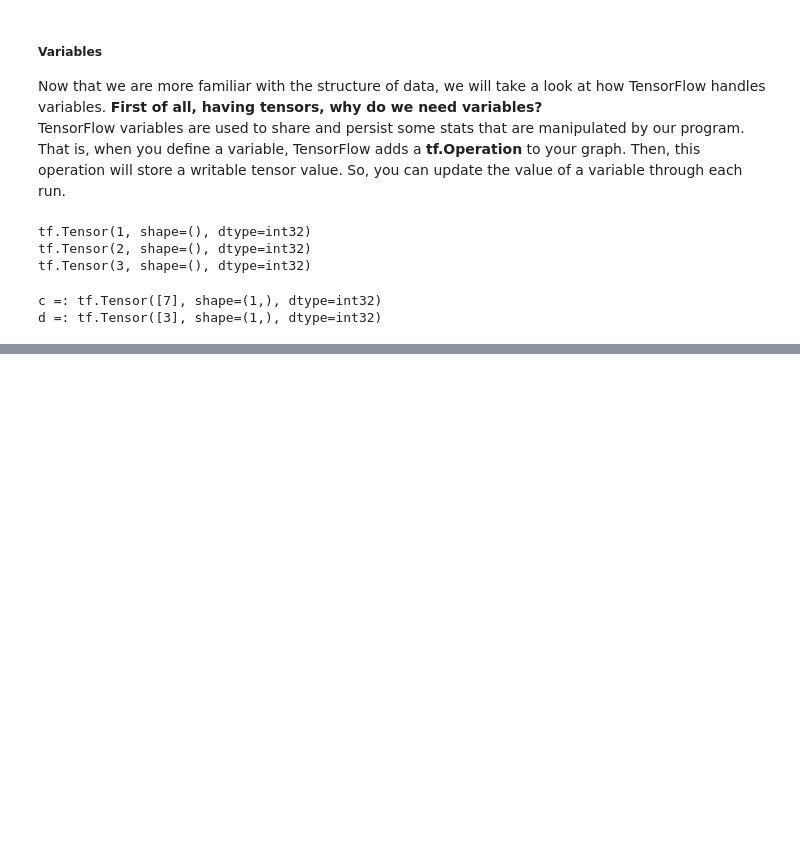
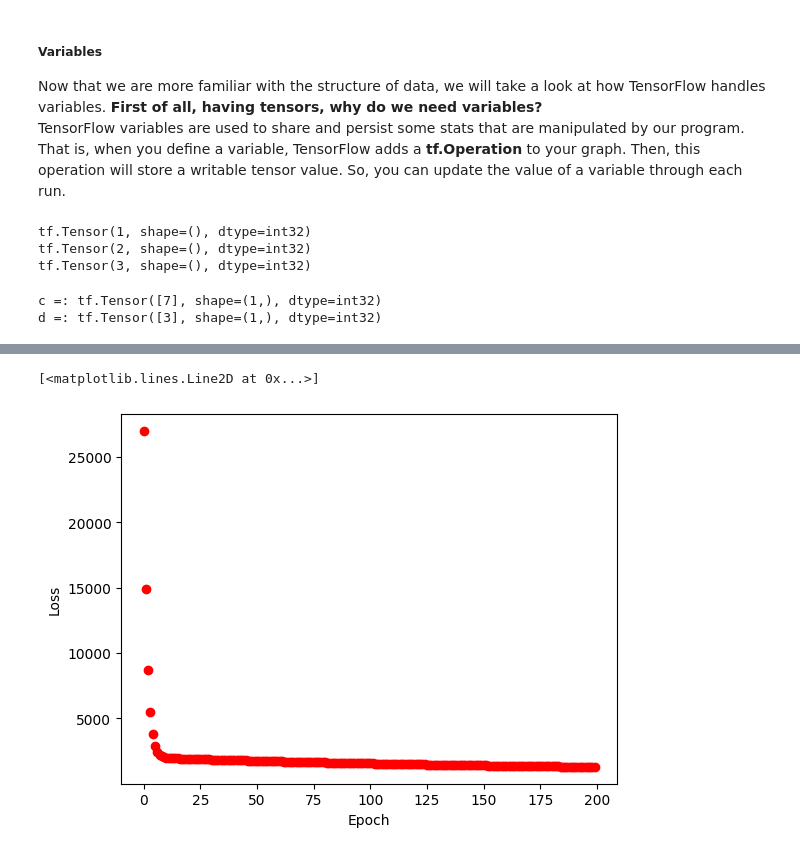
Before and after one commit to bunshee/IBM-AI-Engineering-Professional-Certificate, a Jupyter notebook: DL_Tensoorflow.ipynb, the cells around one changed output, grey strips where cells are left out. Saved outputs shown, nothing was run; the diff lists cells and outputs as text; code cells hidden in the pictures; blank space fills up the shorter version.

```diff
--- a/DL_Tensoorflow.ipynb
+++ b/DL_Tensoorflow.ipynb
@@ -146,0 +241,48 @@ d =: tf.Tensor([3], shape=(1,), dtype=int32)
+# %%
+# Now, we are going to define a loss function for our regression, so we can train our model to better fit our data. In a linear regression,
+# we minimize the squared error of the difference between the predicted values(obtained from the equation) and the target values (the data that we have).
+# In other words we want to minimize the square of the predicted values minus the target value. So we define the equation to be minimized as loss.
+
+# To find value of our loss, we use tf.reduce_mean(). This function finds the mean of a multidimensional tensor, and the result can have a different dimension.
+
+def loss_object(y,train_y) :
+    return tf.reduce_mean(tf.square(y - train_y))
+    # Below is a predefined method offered by TensorFlow to calculate loss function
+    #loss_object = tf.keras.losses.MeanSquaredLogarithmicError()
+# %%
+# Now we are ready to start training and run the graph. We use GradientTape to calculate gradients:
+
+learning_rate = 0.01
+train_data = []
+loss_values =[]
+a_values = []
+b_values = []
+# steps of looping through all your data to update the parameters
+training_epochs = 200
+
+# train model
+for epoch in range(training_epochs):
+    with tf.GradientTape() as tape:
+        y_predicted = h(train_x)
+        loss_value = loss_object(train_y,y_predicted)
+        loss_values.append(loss_value)
+
+        # get gradients
+        gradients = tape.gradient(loss_value, [b,a])
+
+        # compute and adjust weights
+        a_values.append(a.numpy())
+        b_values.append(b.numpy())
+        b.assign_sub(gradients[0]*learning_rate)
+        a.assign_sub(gradients[1]*learning_rate)
+        if epoch % 5 == 0:
+            train_data.append([a.numpy(), b.numpy()])
+# %%
+# Lets plot the loss values to see how it has changed during the training:
+
+plt.xlabel("Epoch")
+plt.ylabel("Loss")
+plt.plot(loss_values, 'ro')
+# %% [output]
+[<matplotlib.lines.Line2D at 0x...>]
+[figure, added]
```
Also changed, not shown: parts of 41 cells of this notebook, 1 other file.
